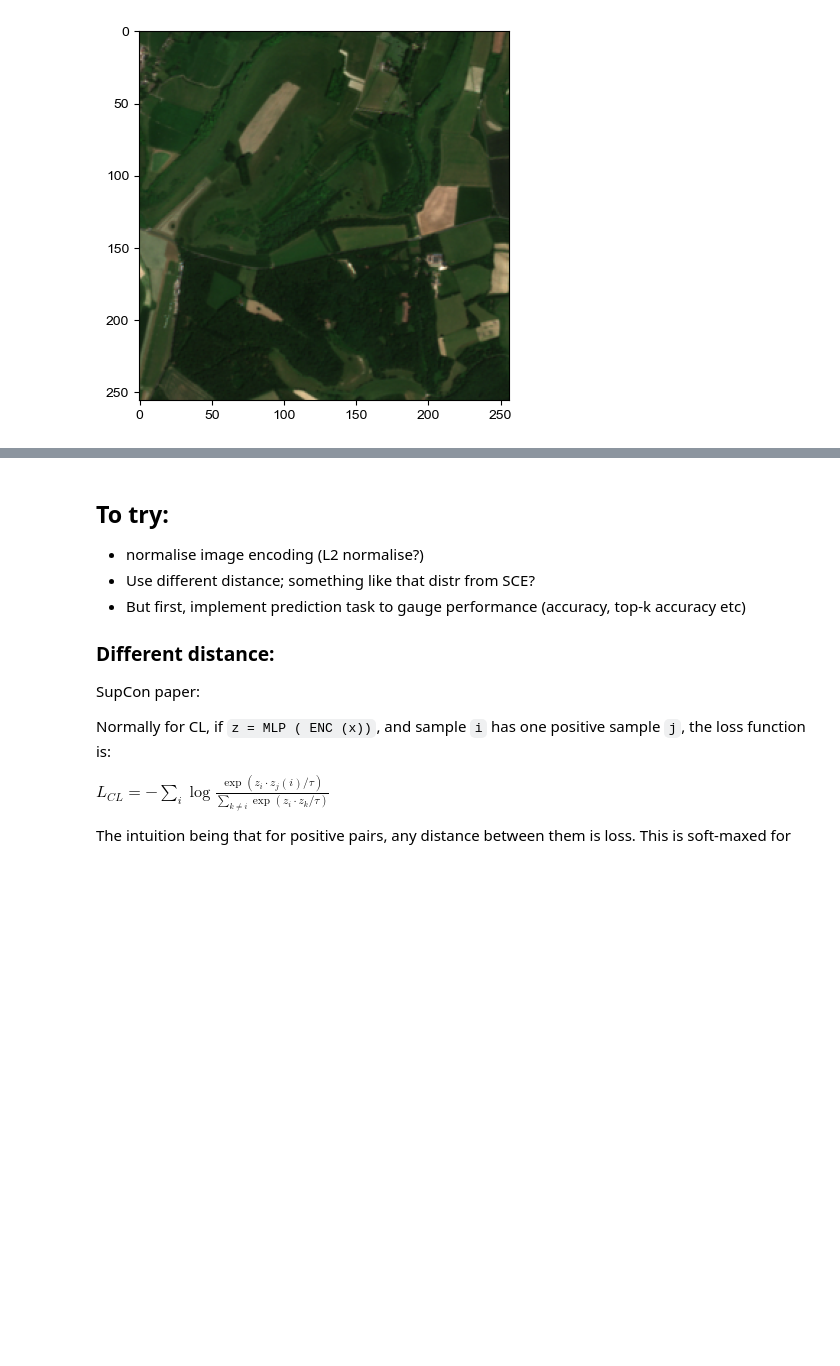
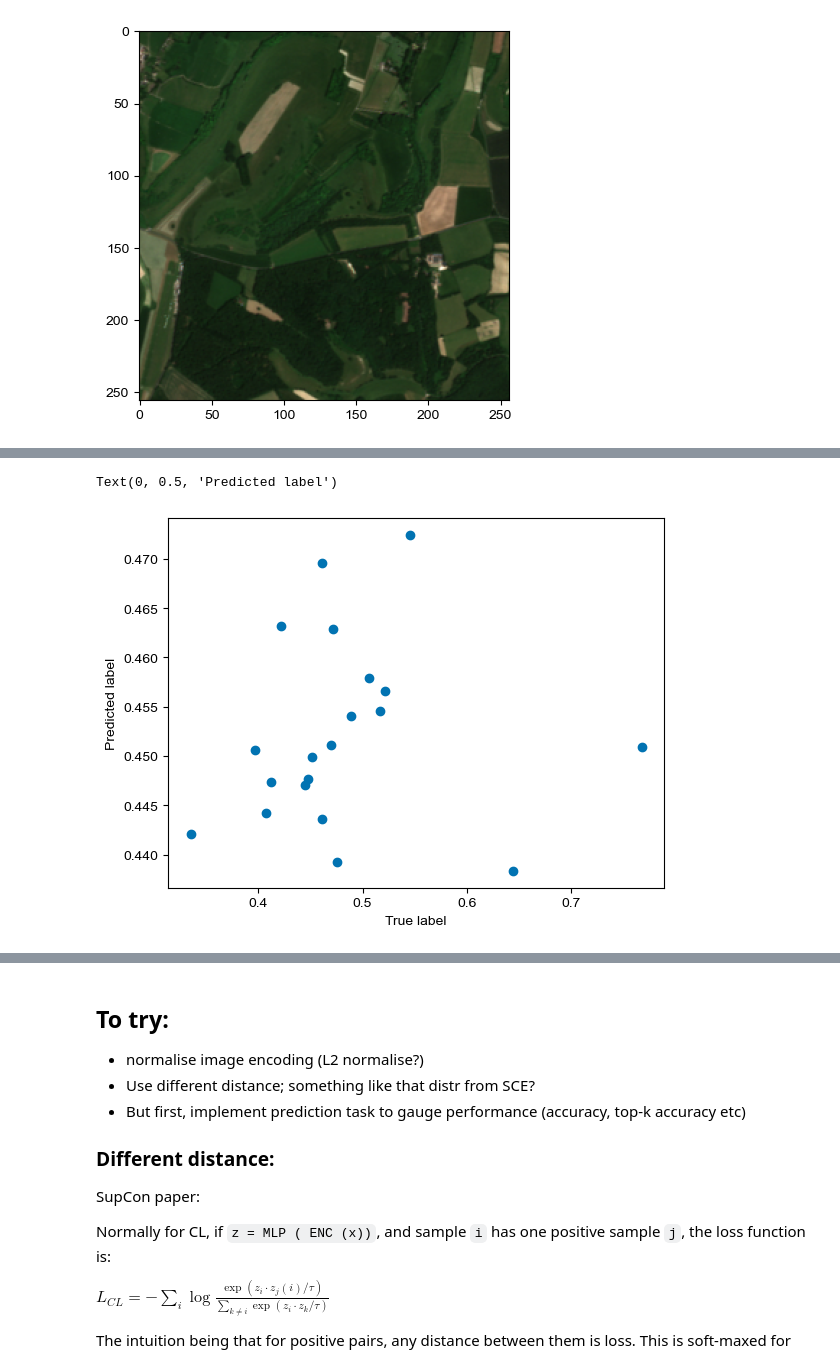
Before and after one commit to vdplasthijs/PECL, a Jupyter notebook: notebooks/try-out/Explore PECL model.ipynb, the cells around one changed output, grey strips where cells are left out. Drawn from its saved outputs; the diff is of its cells as text; code cells hidden in the pictures; blank space fills up the shorter version.

```diff
--- a/notebooks/try-out/Explore PECL model.ipynb
+++ b/notebooks/try-out/Explore PECL model.ipynb
@@ -88 +185,9 @@ for freeze in [True, False]:
+# %%
+i_sample = 1
+plt.scatter(label[i_sample], pred[i_sample].detach().numpy())
+plt.xlabel('True label')
+plt.ylabel('Predicted label')
+# %% [output]
+Text(0, 0.5, 'Predicted label')
+[figure, added]
 # %%
```
Also changed, not shown: parts of 21 cells of this notebook, 2 other files.
